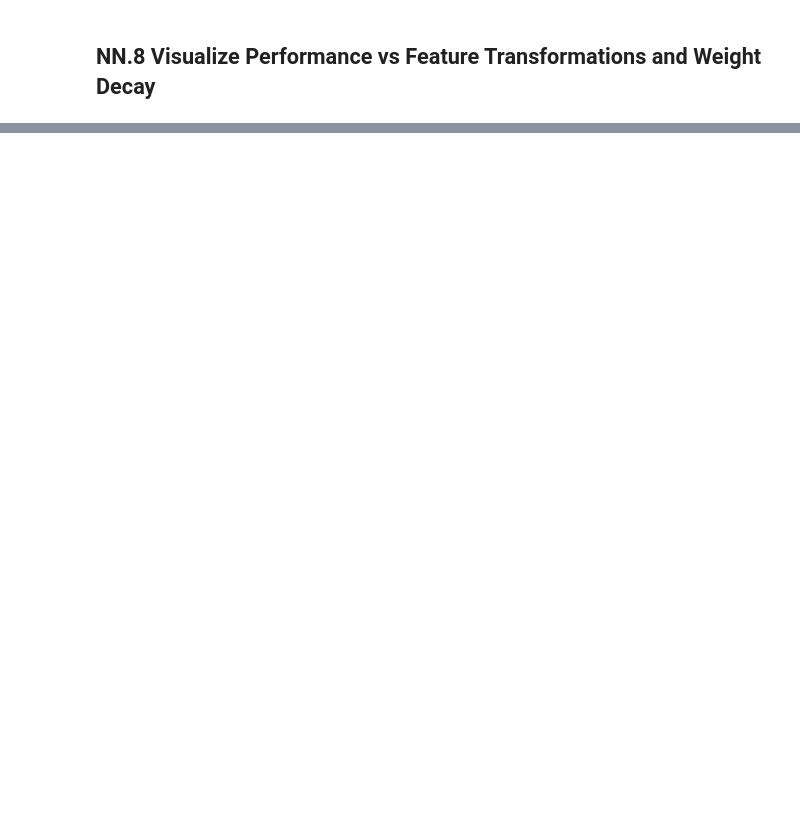
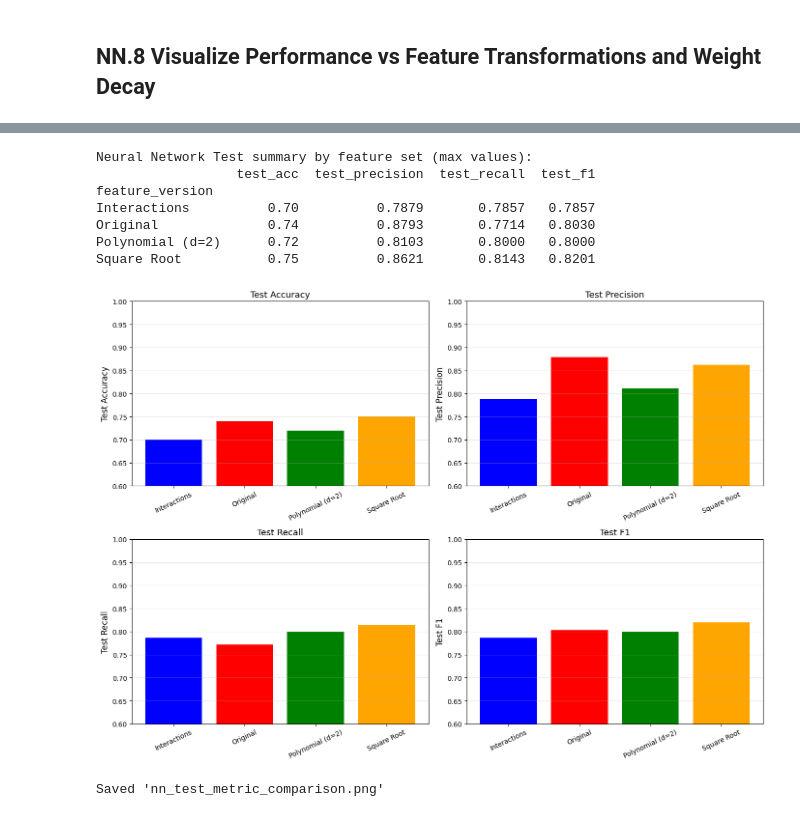
Before and after one commit to Zesan-Rahman/MachineLearningProject, a Jupyter notebook: Project.ipynb, the cells around one changed output, grey strips where cells are left out. Saved outputs shown, nothing was run; the diff lists cells and outputs as text; code cells hidden in the pictures; blank space fills up the shorter version.

```diff
--- a/Project.ipynb
+++ b/Project.ipynb
@@ -1092,18 +1109,52 @@ plt.show()
-# %%
-# Plot training history for best model
-fig, ax = plt.subplots(figsize=(8, 5))
-
-epochs_range = range(1, len(history_best['train_loss']) + 1)
-
-ax.plot(epochs_range, history_best['train_loss'], label='Training Loss', linewidth=2, color='blue')
-ax.plot(epochs_range, history_best['val_loss'], label='Validation Loss', linewidth=2, color='red')
-ax.set_xlabel('Epoch', fontsize=12, fontweight='bold')
-ax.set_ylabel('Loss (Binary Cross Entropy)', fontsize=12, fontweight='bold')
-ax.set_title('Training and Validation Loss', fontsize=14, fontweight='bold')
-ax.legend(fontsize=11)
-ax.grid(True, alpha=0.3)
-
-
-plt.tight_layout()
-plt.savefig('nn_training_curves.png', dpi=300, bbox_inches='tight')
-plt.show()
+# %%
+summary_nn = (
+    nn_all_results_df
+    .groupby('feature_version')[['test_acc', 'test_precision', 'test_recall', 'test_f1']]
+    .max()      # best model per feature transformation
+    .round(4)
+)
+
+print("Neural Network Test summary by feature set (max values):")
+print(summary_nn)
+
+fig, axes = plt.subplots(2, 2, figsize=(14, 10))
+axes = axes.flatten()
+
+metrics = [
+    ('test_acc', 'Test Accuracy'),
+    ('test_precision', 'Test Precision'),
+    ('test_recall', 'Test Recall'),
+    ('test_f1', 'Test F1')
+]
+
+colors = ['blue', 'red', 'green', 'orange']   # must match feature order
+
+for ax, (metric, title) in zip(axes, metrics):
+    values = summary_nn[metric]
+
+    ax.bar(values.index, values.values, color=colors)
+    ax.set_ylabel(title, fontsize=12)
+    ax.set_title(title, fontsize=13)
+
+    # Optional: same y-scale boundaries for consistency
+    ax.set_ylim(0.60, 0.90)
+    ax.set_yticks(np.arange(0.60, 1.01, 0.05))
+
+    ax.tick_params(axis='x', rotation=25)
+    ax.grid(True, axis='y', alpha=0.3)
+
+plt.tight_layout()
+plt.savefig('nn_test_metric_comparison.png', dpi=300, bbox_inches='tight')
+plt.show()
+
+print("Saved 'nn_test_metric_comparison.png'")
+# %% [output]
+Neural Network Test summary by feature set (max values):
+                  test_acc  test_precision  test_recall  test_f1
+feature_version
+Interactions          0.70          0.7879       0.7857   0.7857
+Original              0.74          0.8793       0.7714   0.8030
+Polynomial (d=2)      0.72          0.8103       0.8000   0.8000
+Square Root           0.75          0.8621       0.8143   0.8201
+[figure, added]
+Saved 'nn_test_metric_comparison.png'
```
Also changed, not shown: parts of 5 cells of this notebook.
